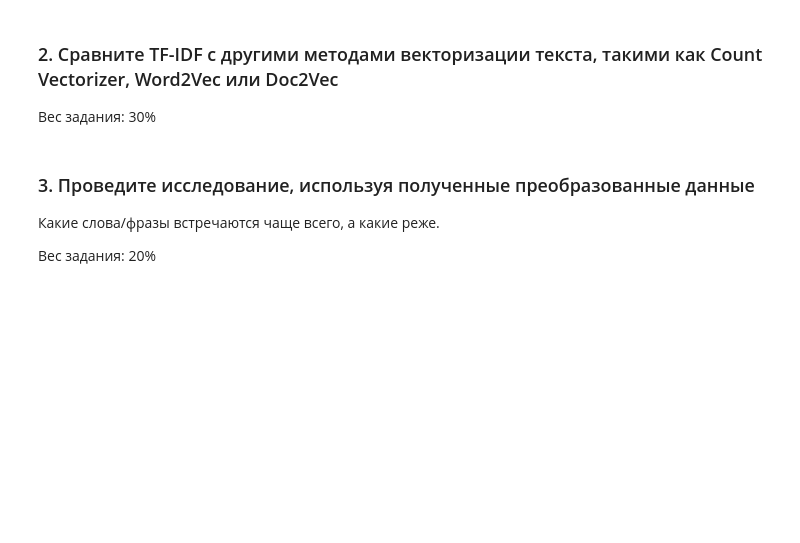
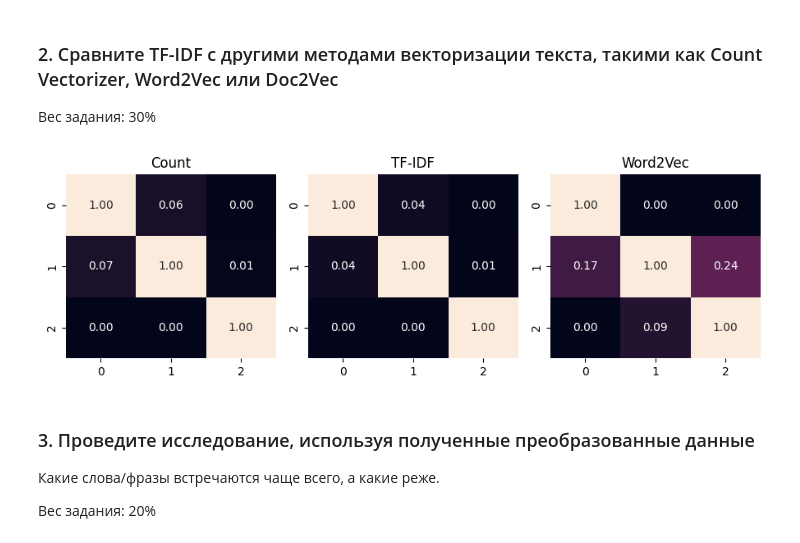
Before and after one commit to Deaacon/HW_2_2025-Roman_Dyakonov, a Jupyter notebook: solution.ipynb, the cells around one changed output. Saved outputs shown, nothing was run; the diff lists cells and outputs as text; code cells hidden in the pictures; blank space fills up the shorter version.

```diff
--- a/solution.ipynb
+++ b/solution.ipynb
@@ -93,0 +69,7 @@ for i in range(tfidf_matrix.shape[0]):
+# %%
+tfidf_vectorizer = TfidfVectorizer()
+tfidf_matrix = tfidf_vectorizer.fit_transform(texts_joined)
+tfidf_matrix = tfidf_matrix.toarray()
+tfidf_features = tfidf_vectorizer.get_feature_names_out()
+
+rate_vectorization(tfidf_matrix, tfidf_features, 'tfidf')
@@ -95,3 +99,35 @@ for i in range(tfidf_matrix.shape[0]):
 ### 2. Сравните TF-IDF с другими методами векторизации текста, такими как Count Vectorizer, Word2Vec или Doc2Vec
 
 Вес задания: 30%
+# %%
+count_vectorizer = CountVectorizer()
+count_matrix = count_vectorizer.fit_transform(texts_joined)
+count_matrix = count_matrix.toarray()
+count_features = count_vectorizer.get_feature_names_out()
+# %%
+w2v_model = Word2Vec(sentences=texts_lemma, window=5, vector_size=100, min_count=1)
+
+def get_song_embedding(tokens, model):
+    vectors = [model.wv[word] for word in tokens if word in model.wv]
+    return np.mean(vectors, axis=0) if vectors else np.zeros(100)
+
+w2v_matrix = np.array([get_song_embedding(t, w2v_model) for t in texts_lemma])
+# %%
+fig, axes = plt.subplots(1, 3, figsize=(9, 3))
+methods = [
+    ("Count", count_matrix),
+    ("TF-IDF", tfidf_matrix),
+    ("Word2Vec", w2v_matrix)
+]
+
+for ax, (name, data) in zip(axes.flatten(), methods):
+    sim = cosine_similarity(data)
+    scaler = MinMaxScaler()
+    sim = scaler.fit_transform(sim)
+    sns.heatmap(sim, annot=True, fmt=".2f", ax=ax, cbar=False)
+    ax.set_title(name)
+
+plt.tight_layout()
+plt.show()
+# %% [output]
+[figure, added]
```
Also changed, not shown: parts of 14 cells of this notebook.
